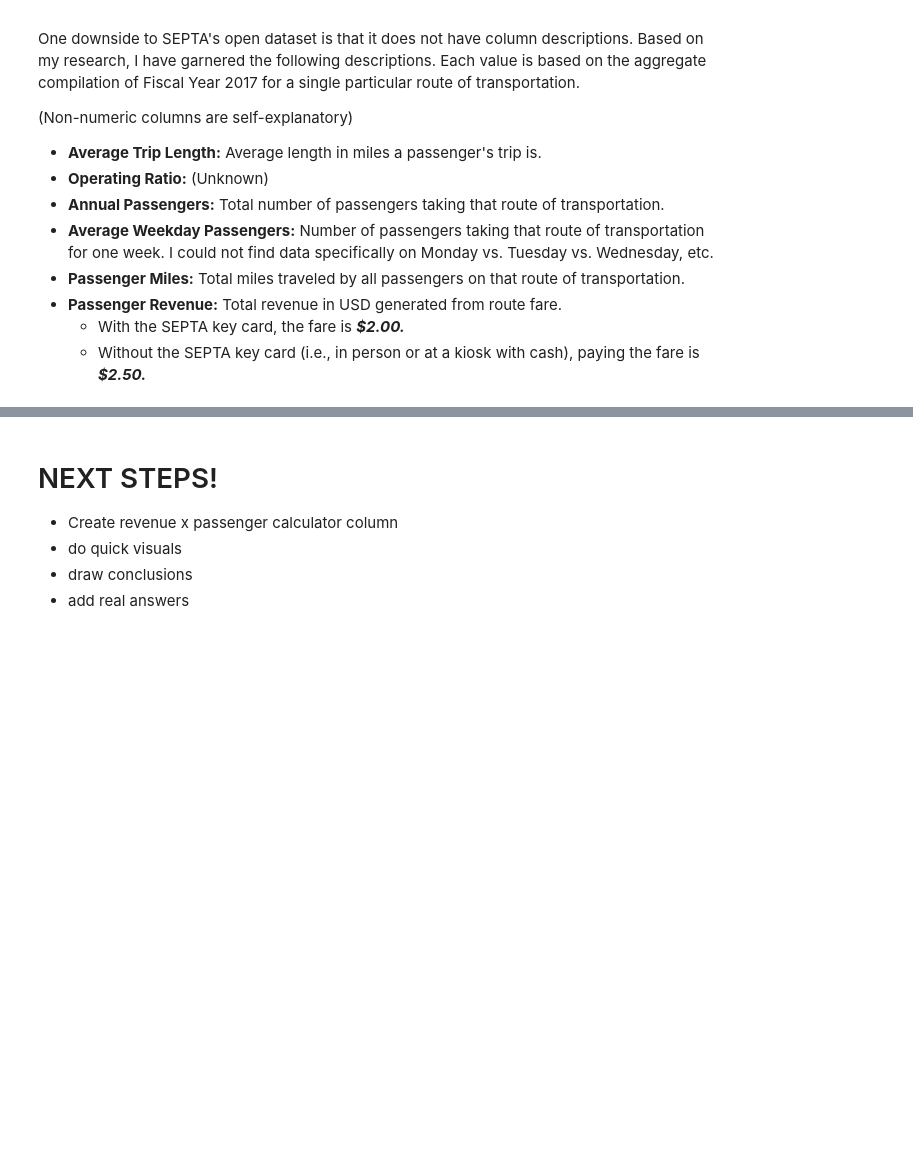
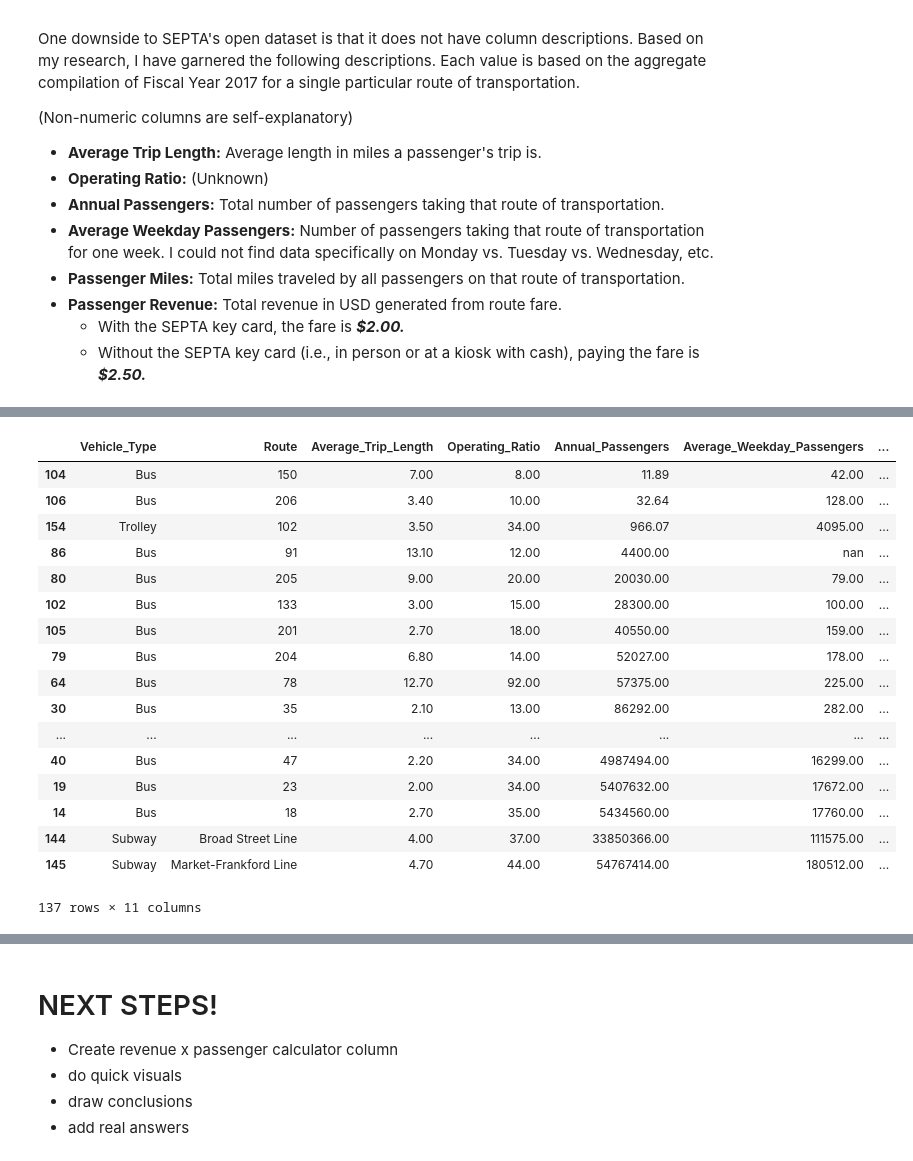
Before and after one commit to jafonte01/SEPTA-Competition-Project, a Jupyter notebook: iSepta Philly Project.ipynb, the cells around one changed output, grey strips where cells are left out. Saved outputs shown, nothing was run; the diff lists cells and outputs as text; code cells hidden in the pictures; blank space fills up the shorter version.

```diff
--- a/iSepta Philly Project.ipynb
+++ b/iSepta Philly Project.ipynb
@@ -368,0 +447,21 @@ One downside to SEPTA's open dataset is that it does not have column description
+# %%
+df_Agg.sort_values(by=['Annual_Passengers'], ascending=True)
+# %% [output]
+|  | Vehicle_Type | Route | Average_Trip_Length | Operating_Ratio | Annual_Passengers | Average_Weekday_Passengers | ... |
+| 104 | Bus | 150 | 7.00 | 8.00 | 11.89 | 42.00 | ... |
+| 106 | Bus | 206 | 3.40 | 10.00 | 32.64 | 128.00 | ... |
+| 154 | Trolley | 102 | 3.50 | 34.00 | 966.07 | 4095.00 | ... |
+| 86 | Bus | 91 | 13.10 | 12.00 | 4400.00 | nan | ... |
+| 80 | Bus | 205 | 9.00 | 20.00 | 20030.00 | 79.00 | ... |
+| 102 | Bus | 133 | 3.00 | 15.00 | 28300.00 | 100.00 | ... |
+| 105 | Bus | 201 | 2.70 | 18.00 | 40550.00 | 159.00 | ... |
+| 79 | Bus | 204 | 6.80 | 14.00 | 52027.00 | 178.00 | ... |
+| 64 | Bus | 78 | 12.70 | 92.00 | 57375.00 | 225.00 | ... |
+| 30 | Bus | 35 | 2.10 | 13.00 | 86292.00 | 282.00 | ... |
+| ... | ... | ... | ... | ... | ... | ... | ... |
+| 40 | Bus | 47 | 2.20 | 34.00 | 4987494.00 | 16299.00 | ... |
+| 19 | Bus | 23 | 2.00 | 34.00 | 5407632.00 | 17672.00 | ... |
+| 14 | Bus | 18 | 2.70 | 35.00 | 5434560.00 | 17760.00 | ... |
+| 144 | Subway | Broad Street Line | 4.00 | 37.00 | 33850366.00 | 111575.00 | ... |
+| 145 | Subway | Market-Frankford Line | 4.70 | 44.00 | 54767414.00 | 180512.00 | ... |
+137 rows × 11 columns
```
Also changed, not shown: parts of 88 cells of this notebook.
